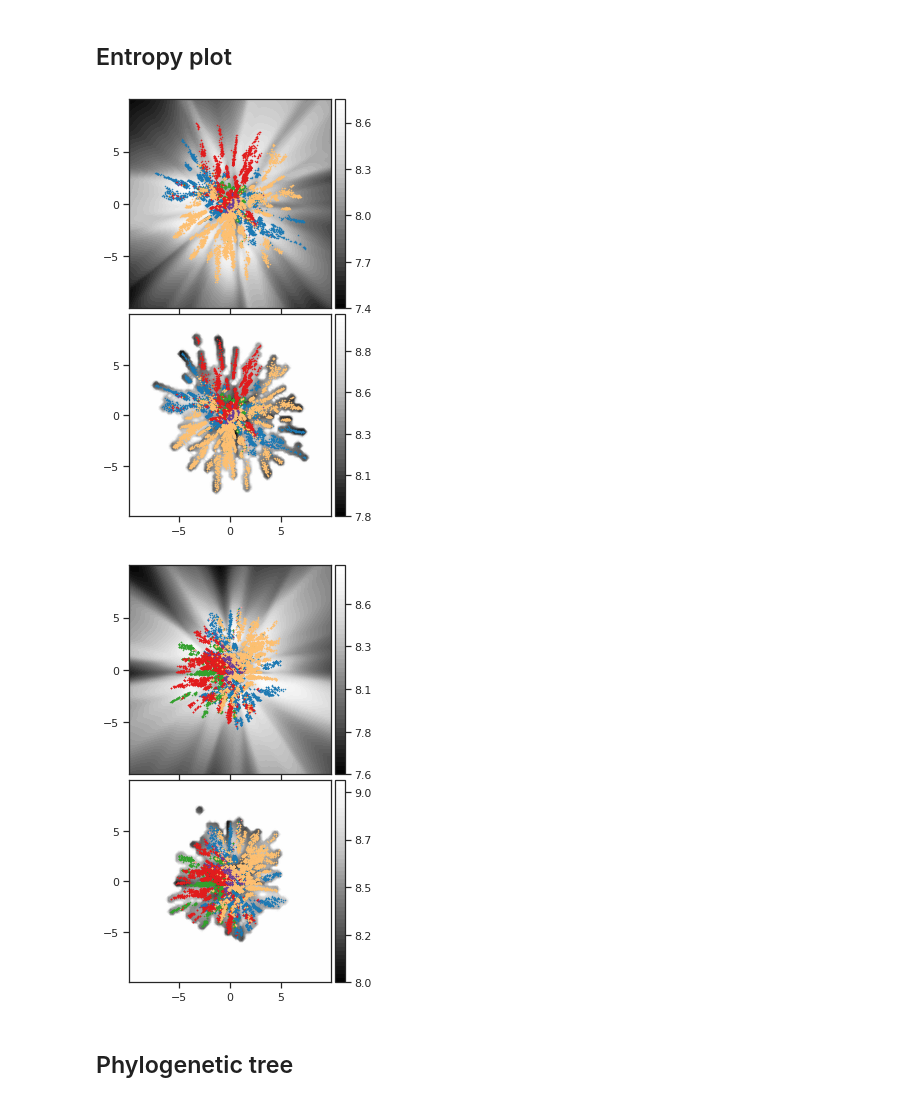
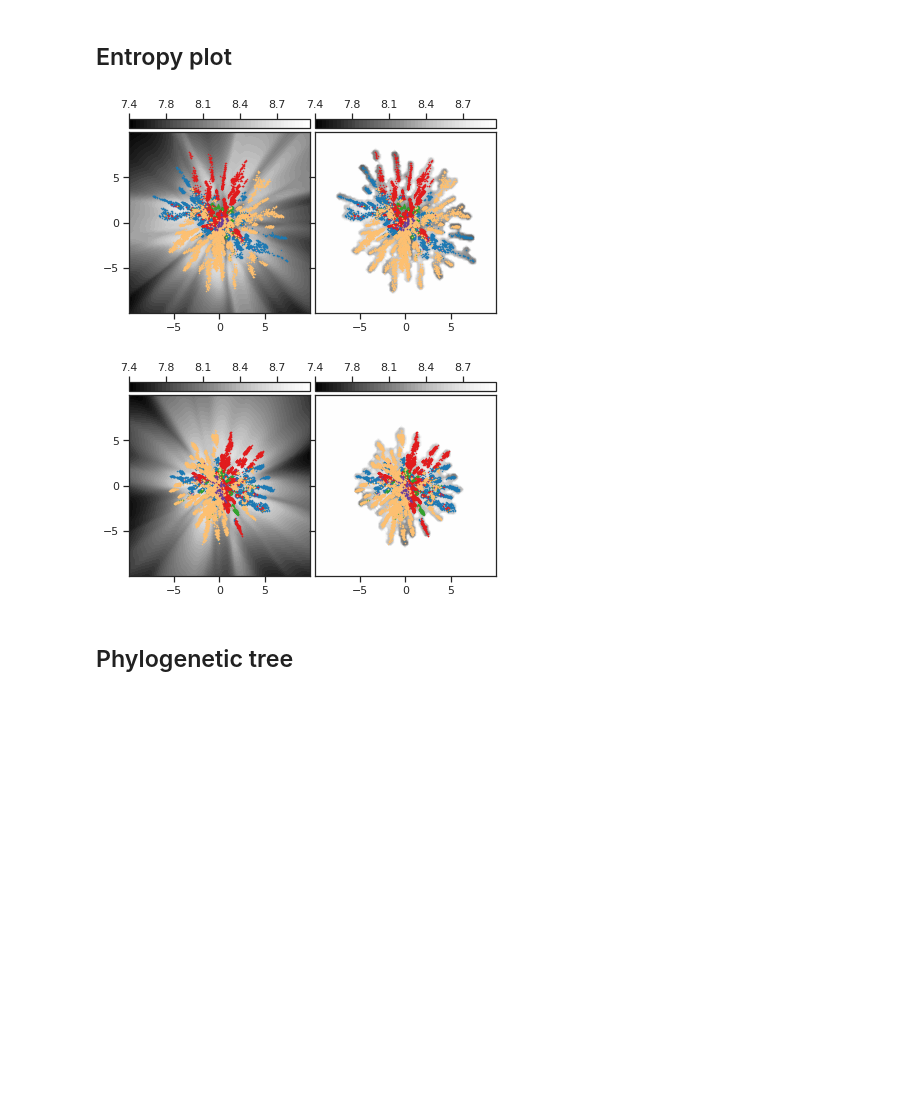
Before and after one commit to MachineLearningLifeScience/meaningful-protein-representations, a Jupyter notebook: distances.ipynb, the cells around one changed output. Cells and saved outputs as stored; diff of their text form; code cells hidden in the pictures; blank space fills up the shorter version.

```diff
--- a/distances.ipynb
+++ b/distances.ipynb
@@ -321,10 +384,10 @@ Loading from checkpoint!
 # %%
-fig, ax = plt.subplots(1, 2, figsize=(8, 4))
+fig, ax = plt.subplots(1, len(models), figsize=(len(models)*4, 4))
 
-embeddings = []
-idx_mappers = []
-for idx,model in enumerate(models):
+embeddings = {}
+idx_mappers = {}
+for idx,(name, model) in enumerate(models):
     embedding, idx_mapper = plot_embeddings(model, labels, ax=ax[idx])
-    embeddings.append(embedding)
-    idx_mappers.append(idx_mapper)
+    embeddings[name] = embedding
+    idx_mappers[name] = idx_mapper
 # %% [output]
@@ -359,47 +398,65 @@ plt.savefig('vae_normal_vs_reweighted.pdf',bbox_inches='tight')
 import torch.distributions as D
 from mpl_toolkits.axes_grid1 import make_axes_locatable
 from matplotlib import ticker
 
 import seaborn as sns
 custom_style = {'grid.color': '0.5'}
 sns.set_theme(style="ticks")
 
 n_points = 100
 xy_min, xy_max = -10,10
 
 z_grid = torch.stack([m.flatten() for m in torch.meshgrid(2*[torch.linspace(xy_min,xy_max,n_points)])]).t()
 
-for idx1, model in enumerate(models):
-    fig, ax = plt.subplots(2, 1, figsize=(4, 8), sharex=True)
-    plt.subplots_adjust(left=None, bottom=None, right=None, top=None, hspace=0.01, wspace=None)
+entropies = {}
+vminmax = {}
+for idx1, name in enumerate(["model_PF00144", "model_PF00144_reweighted_0.8"]):
+    entropies[idx1] = {}
+    model = dict(models)[name]
+    for idx2, model_switch in enumerate([False, True]):
+        model.switch=model_switch
+        recon = model.decode(z_grid, as_probs=True)
+        d = D.Categorical(probs=recon.permute(0,2,1))
+        var1 = d.entropy().sum(dim=-1)
+        entropies[idx1][idx2] = var1
+    entropies_stacked = torch.stack(list(entropies[idx1].values()))
+    vminmax[idx1] = (entropies_stacked.min().log().item(), entropies_stacked.max().log().item())
+
+# for idx1, (name, model) in enumerate(models):
+for idx1, name in enumerate(["model_PF00144", "model_PF00144_reweighted_0.8"]):
+    model = dict(models)[name]
+    fig, ax = plt.subplots(1, 2, figsize=(2*3, 4.), sharey=True)
+
+    plt.subplots_adjust(left=0, bottom=None, right=1.0, top=None, hspace=0.00, wspace=0.025)
 
     # Plot with and without entropy network enabled
     for idx2, model_switch in enumerate([False, True]):
-        model.switch=model_switch
-        recon = models[idx1].decode(z_grid, as_probs=True)
-        d = D.Categorical(probs=recon.permute(0,2,1))
-        var1 = d.entropy().sum(dim=-1)
+        var1 = entropies[idx1][idx2]
 
         plot_embeddings(model, labels, ax=ax[idx2],
-                       precomputed_embeddings=(embeddings[idx1], idx_mappers[idx1]))
+                       precomputed_embeddings=(embeddings[name], idx_mappers[name]))
+        levels = torch.linspace(vminmax[idx1][0], vminmax[idx1][1], 50)
         c = ax[idx2].contourf(z_grid[:,0].reshape(n_points, n_points),
                       z_grid[:,1].reshape(n_points, n_points),
-                      var1.log().reshape(n_points, n_points).detach(), levels=50, cmap='Greys_r', zorder=0)
+                      var1.log().reshape(n_points, n_points).detach(), levels=levels, cmap='Greys_r', zorder=0)
         ax[idx2].set_xlim([xy_min, xy_max])
         ax[idx2].set_ylim([xy_min, xy_max])
 
         ax[idx2].set_xticks([-5,0,5])
         ax[idx2].set_yticks([-5,0,5])
-        ax[idx].set_aspect('equal')
+        ax[idx2].set_aspect('equal')
 
         divider = make_axes_locatable(ax[idx2])
-        cax = divider.append_axes('right', size='5%', pad=0.05)
-        cb = fig.colorbar(c, cax=cax, orientation='vertical', format="%.1f")
+        #cax = divider.append_axes('right' if model_switch else 'left', size='5%', pad=0.05)
+        # cb = fig.colorbar(c, cax=cax, orientation='vertical', format="%.1f")
+        cax = divider.append_axes('top', size='5%', pad=0.05)
+        cb = fig.colorbar(c, cax=cax, orientation='horizontal', format="%.1f")
+        cb.ax.xaxis.set_ticks_position('top')
         cb.ax.locator_params(nbins=5)
     plt.savefig('vae_entropy_{}.pdf'.format(idx1), bbox_inches='tight')
 # %% [output]
-[figure, old version]
+[figure, new version]
-[figure, old version]
+[figure, new version]
 # %% [markdown]
 ## Phylogenetic tree
 # %%
```
Also changed, not shown: parts of 34 cells of this notebook, 2 other files.
